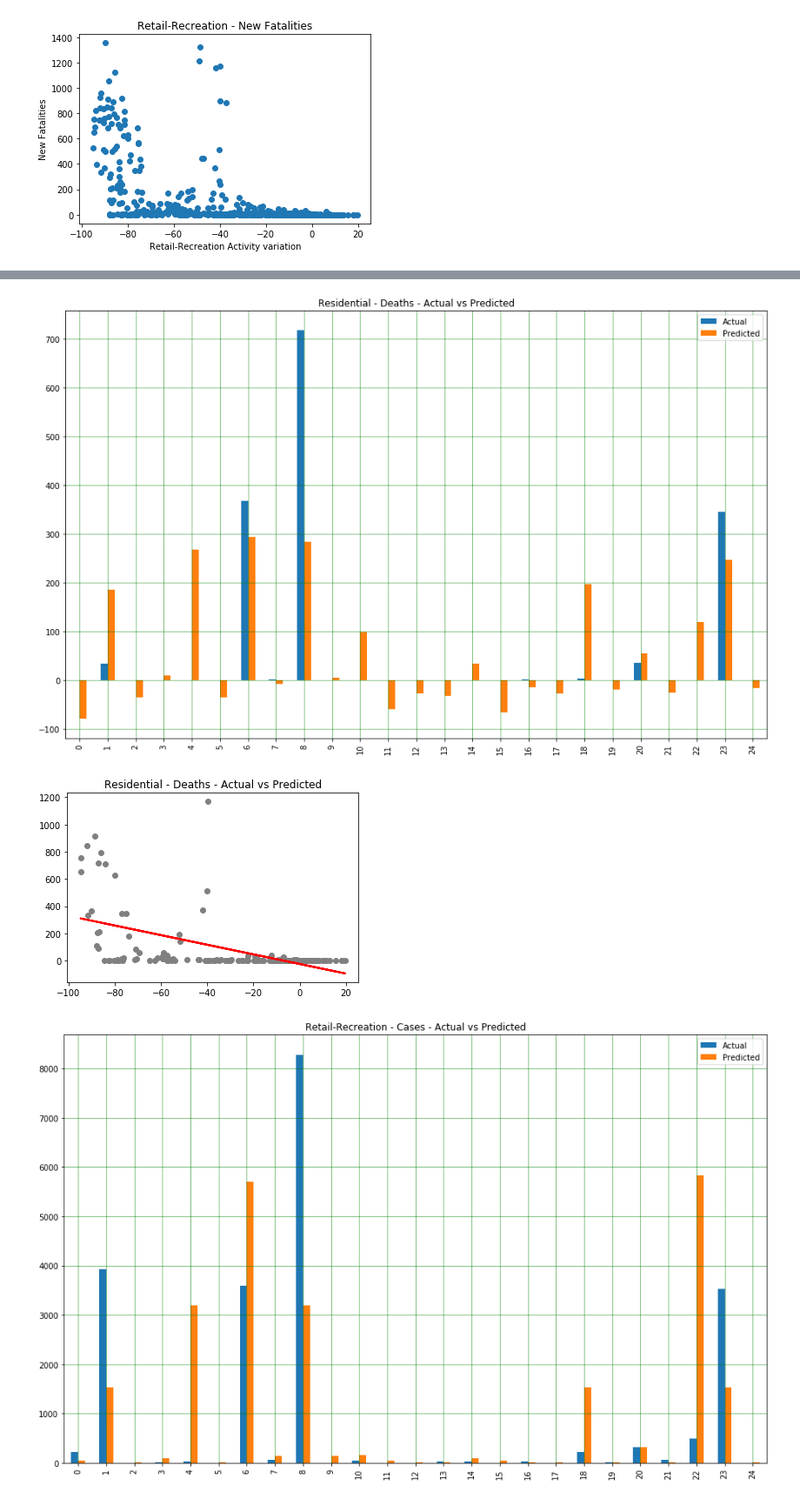
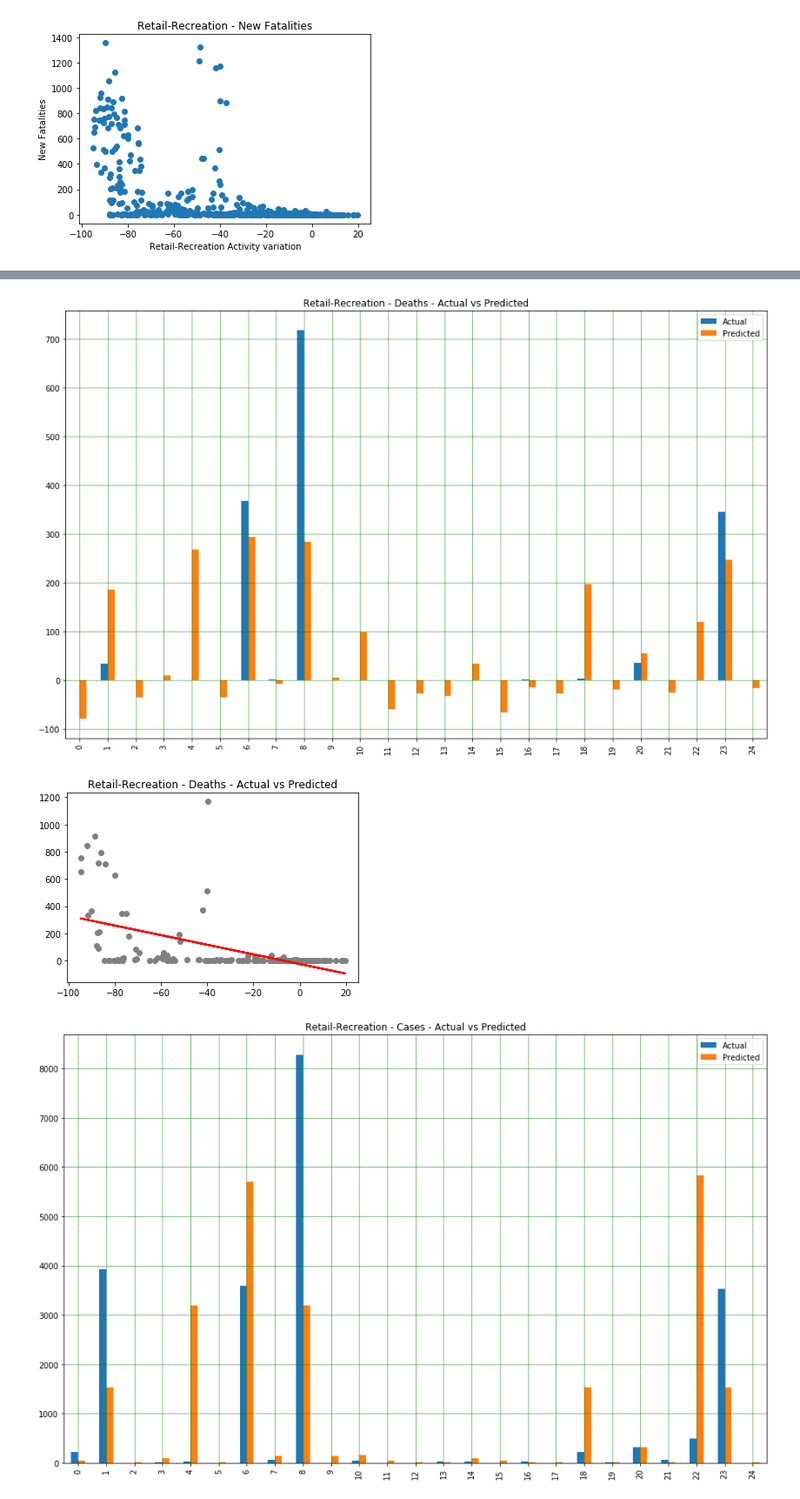
Before and after one commit to leonormsousa/IART_1920, a Jupyter notebook: Proj2/proj.ipynb, the cells around one changed output, grey strips where cells are left out. Shown at 87% size. Saved outputs shown, nothing was run; the diff lists cells and outputs as text; code cells hidden in the pictures.

```diff
--- a/Proj2/proj.ipynb
+++ b/Proj2/proj.ipynb
@@ -724,28 +724,28 @@ plt.show()
 # %%
 ## Retail-Recreation vs Deaths
 linear_regressor_rr.fit(X_retail_train, y_deaths_train) #training the algorithm
 retail_deaths_pred = linear_regressor_rr.predict(X_retail_test)
 
 # Table showing actual vs predicted values
 df = pd.DataFrame({'Actual': y_deaths_test.flatten(), 'Predicted': retail_deaths_pred.flatten()})
 df
 
 # Graphic showing actual vs predicted values
 df1 = df.head(25)
 df1.plot(kind='bar',figsize=(16,10))
-plt.title('Residential - Deaths - Actual vs Predicted')
+plt.title('Retail-Recreation - Deaths - Actual vs Predicted')
 plt.grid(which='major', linestyle='-', linewidth='0.5', color='green')
 plt.grid(which='minor', linestyle=':', linewidth='0.5', color='black')
 plt.show()
 
 # Graphic showing result of the linear regression
-plt.title('Residential - Deaths - Actual vs Predicted')
+plt.title('Retail-Recreation - Deaths - Actual vs Predicted')
 plt.scatter(X_retail_test, y_deaths_test,  color='gray')
 plt.plot(X_retail_test, retail_deaths_pred, color='red', linewidth=2)
 plt.show()
 # %% [output]
-[figure, old version]
+[figure, new version]
-[figure, old version]
+[figure, new version]
 # %%
 ### Decision Tree
 
```
Also changed, not shown: parts of 3 cells of this notebook.
